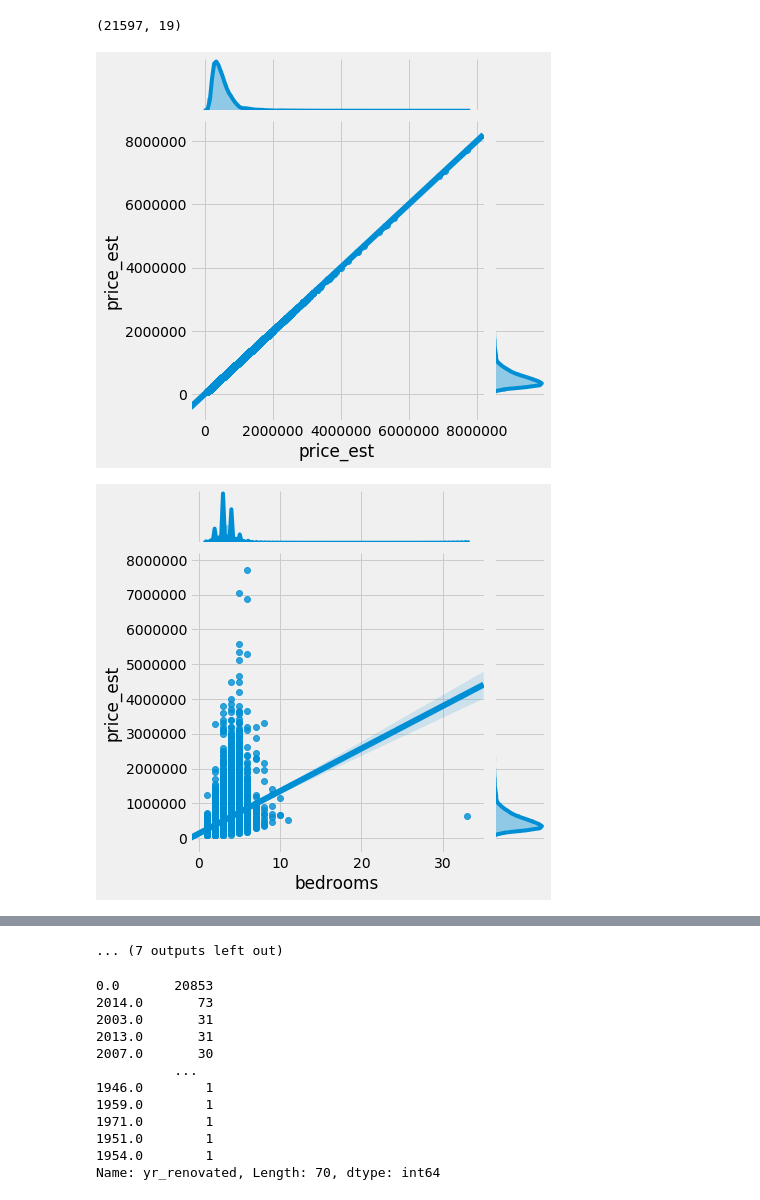
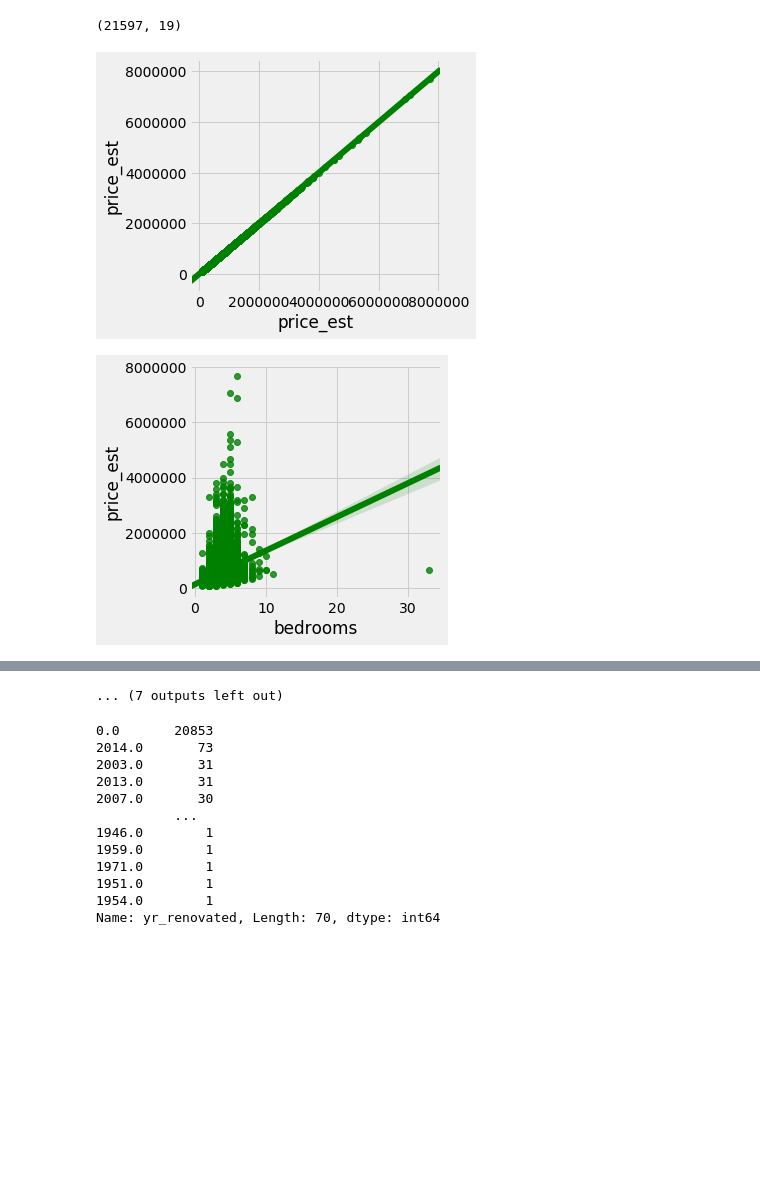
Before and after one commit to israeljls-j/dsc-mod-2-project-v2-1-onl01-dtsc-ft-070620, a Jupyter notebook: student.ipynb, the cells around one changed output, grey strips where cells are left out. Drawn from its saved outputs; the diff is of its cells as text; code cells hidden in the pictures; blank space fills up the shorter version.

```diff
--- a/student.ipynb
+++ b/student.ipynb
@@ -269,3 +280,8 @@ warnings.filterwarnings('ignore')
+# %%
+plt.style.use('fivethirtyeight')
+import warnings
+# warnings.filterwarnings('ignore')
+plt.rcParams['figure.figsize'] = [4,4]
 # %%
 df_columns = df.columns
 df_columns
@@ -289,13 +305,15 @@ df.shape
 # %% [output]
 (21597, 19)
 # %%
-#Create jointplot for all columns
-def joint_all(data, cols):
-    for item in data:
-        sns.jointplot(x= item, y= 'price_est', data=data, kind='reg')
-    plt.tight_layout()
+#Create regplot for all columns
+def reg_all(data, cols):
+    for col in cols:
+        plt.figure()
+        sns.regplot(data=data, x=col, y='price_est', color='g')
     plt.show()
-joint_all(df, df.columns)
+
+
+reg_all(df, df.columns)
 # %% [output]
-[figure, old version]
+[figure, new version]
-[figure, old version]
+[figure, new version]
```
Also changed, not shown: parts of 107 cells of this notebook.
